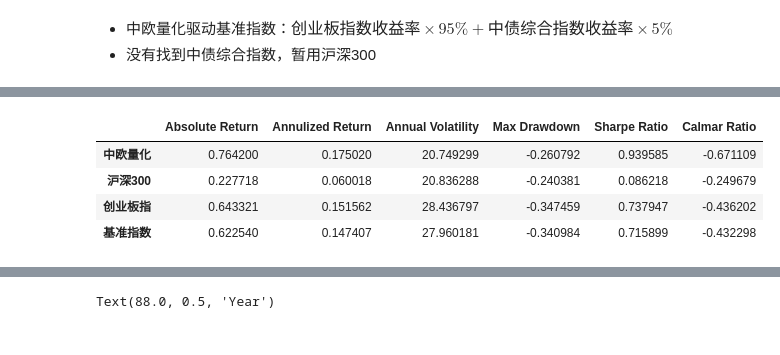
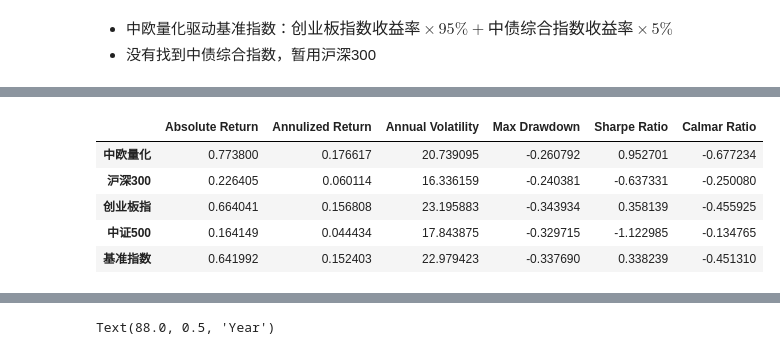
Before and after one commit to Seaaann/MyQuantReserch, a Jupyter notebook: Funds/ResearchTemplate.ipynb, the cells around one changed output, grey strips where cells are left out. Drawn from its saved outputs; the diff is of its cells as text; code cells hidden in the pictures.

```diff
--- a/Funds/ResearchTemplate.ipynb
+++ b/Funds/ResearchTemplate.ipynb
@@ -60,5 +55,5 @@ CY_index = ak.stock_zh_index_daily(symbol="sz399006")[['date', 'close']]
 
 fund_value = get_fund_net_worth('001980', start_date=start_date, end_date=end_date, fund_category='open')
 # %%
-comp_df = fund_vs_benchmark('001980', ['sh000300', 'sz399006'], '2018-05-16', end_date, PLOT=True)
+comp_df = fund_vs_benchmark('001980', ['sh000300', 'sz399006', 'sh000905'], '2018-05-16', end_date, PLOT=True)
 # %% [output]
@@ -65,0 +77,6 @@ comp_df = fund_vs_benchmark('001980', ['sh000300', 'sz399006'], '2018-05-16', en
+# %%
+comp_df['基金日收益率'] = (comp_df['单位净值']/comp_df['单位净值'].shift() - 1)*100
+comp_df['沪深300收益率'] = (comp_df['sh000300']/comp_df['sh000300'].shift() - 1)*100
+comp_df['创业板指收益率'] = (comp_df['sz399006']/comp_df['sz399006'].shift() - 1)*100
+comp_df['中证500收益率'] = (comp_df['sh000905']/comp_df['sh000905'].shift() - 1)*100
+comp_df.dropna(inplace=True)
@@ -115,35 +154,41 @@ performance_df
 # comp_df.reset_index(inplace=True)
 HS300_df = comp_df[['净值日期','sh000300']]
 CYZH_df = comp_df[['净值日期', 'sz399006']]
+ZZ500_df = comp_df[['净值日期', 'sh000905']]
 JZZH_df = comp_df[['净值日期', '基准指数']]
 
 HS300_df.columns = ['净值日期', '单位净值']
 CYZH_df.columns = ['净值日期', '单位净值']
 JZZH_df.columns = ['净值日期', '单位净值']
+ZZ500_df.columns = ['净值日期', '单位净值']
 
 HS300_df = daily_return(HS300_df)
 CYZH_df = daily_return(CYZH_df)
 JZZH_df = daily_return(JZZH_df)
+ZZ500_df = daily_return(ZZ500_df)
 # %%
 comp_stat_df = pd.DataFrame()
 
 comp_stat_df['中欧量化'] = [return_metrics(fund_value)[0], return_metrics(fund_value)[1], risk_metrics(fund_value)[0],
                     risk_metrics(fund_value)[1], sharpe(fund_value), calmar(fund_value)]
 comp_stat_df['沪深300'] = [return_metrics(HS300_df)[0], return_metrics(HS300_df)[1], risk_metrics(HS300_df)[0],
                     risk_metrics(HS300_df)[1], sharpe(HS300_df), calmar(HS300_df)]
 comp_stat_df['创业板指'] = [return_metrics(CYZH_df)[0], return_metrics(CYZH_df)[1], risk_metrics(CYZH_df)[0],
                     risk_metrics(CYZH_df)[1], sharpe(CYZH_df), calmar(CYZH_df)]
+comp_stat_df['中证500'] = [return_metrics(ZZ500_df)[0], return_metrics(ZZ500_df)[1], risk_metrics(ZZ500_df)[0],
+                    risk_metrics(ZZ500_df)[1], sharpe(ZZ500_df), calmar(ZZ500_df)]
 comp_stat_df['基准指数'] = [return_metrics(JZZH_df)[0], return_metrics(JZZH_df)[1], risk_metrics(JZZH_df)[0],
                     risk_metrics(JZZH_df)[1], sharpe(JZZH_df), calmar(JZZH_df)]
 
 comp_stat_df.index = ['Absolute Return', 'Annulized Return', 'Annual Volatility',
                          'Max Drawdown', 'Sharpe Ratio', 'Calmar Ratio']
 
 comp_stat_df = comp_stat_df.transpose()
 comp_stat_df
 # %% [output]
 |  | Absolute Return | Annulized Return | Annual Volatility | Max Drawdown | Sharpe Ratio | Calmar Ratio |
-| 中欧量化 | 0.764200 | 0.175020 | 20.749299 | -0.260792 | 0.939585 | -0.671109 |
-| 沪深300 | 0.227718 | 0.060018 | 20.836288 | -0.240381 | 0.086218 | -0.249679 |
-| 创业板指 | 0.643321 | 0.151562 | 28.436797 | -0.347459 | 0.737947 | -0.436202 |
-| 基准指数 | 0.622540 | 0.147407 | 27.960181 | -0.340984 | 0.715899 | -0.432298 |
+| 中欧量化 | 0.773800 | 0.176617 | 20.739095 | -0.260792 | 0.952701 | -0.677234 |
+| 沪深300 | 0.226405 | 0.060114 | 16.336159 | -0.240381 | -0.637331 | -0.250080 |
+| 创业板指 | 0.664041 | 0.156808 | 23.195883 | -0.343934 | 0.358139 | -0.455925 |
+| 中证500 | 0.164149 | 0.044434 | 17.843875 | -0.329715 | -1.122985 | -0.134765 |
+| 基准指数 | 0.641992 | 0.152403 | 22.979423 | -0.337690 | 0.338239 | -0.451310 |
```
Also changed, not shown: parts of 25 cells of this notebook, 1 other file.
